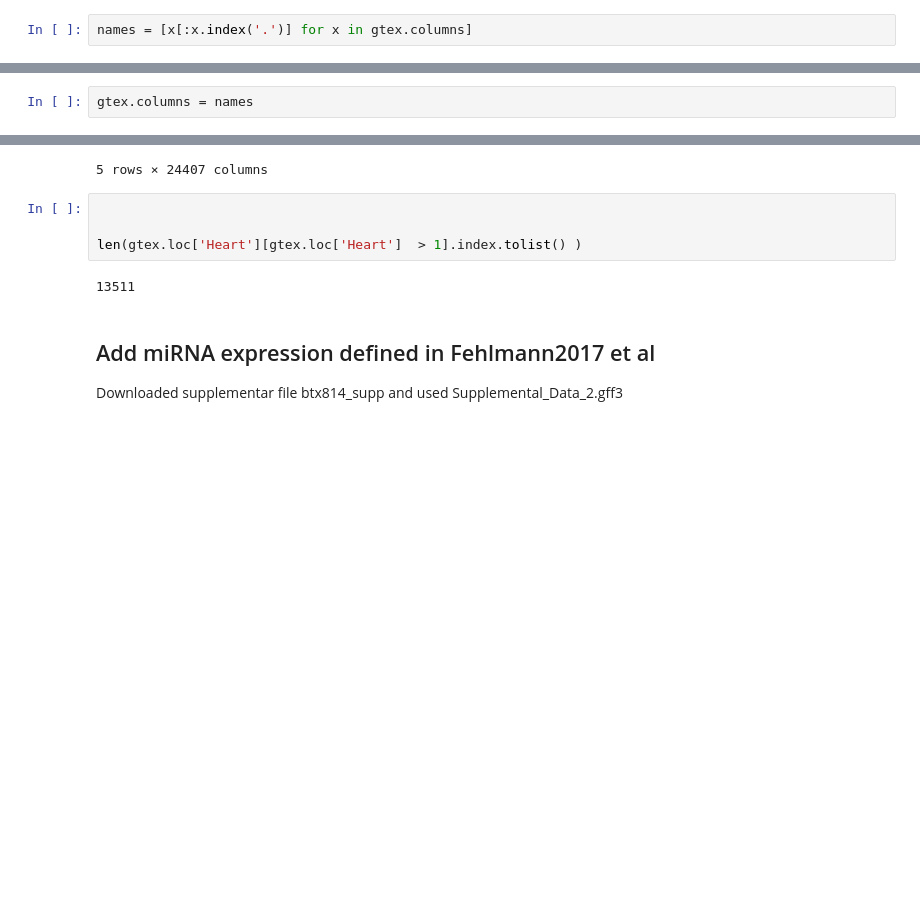
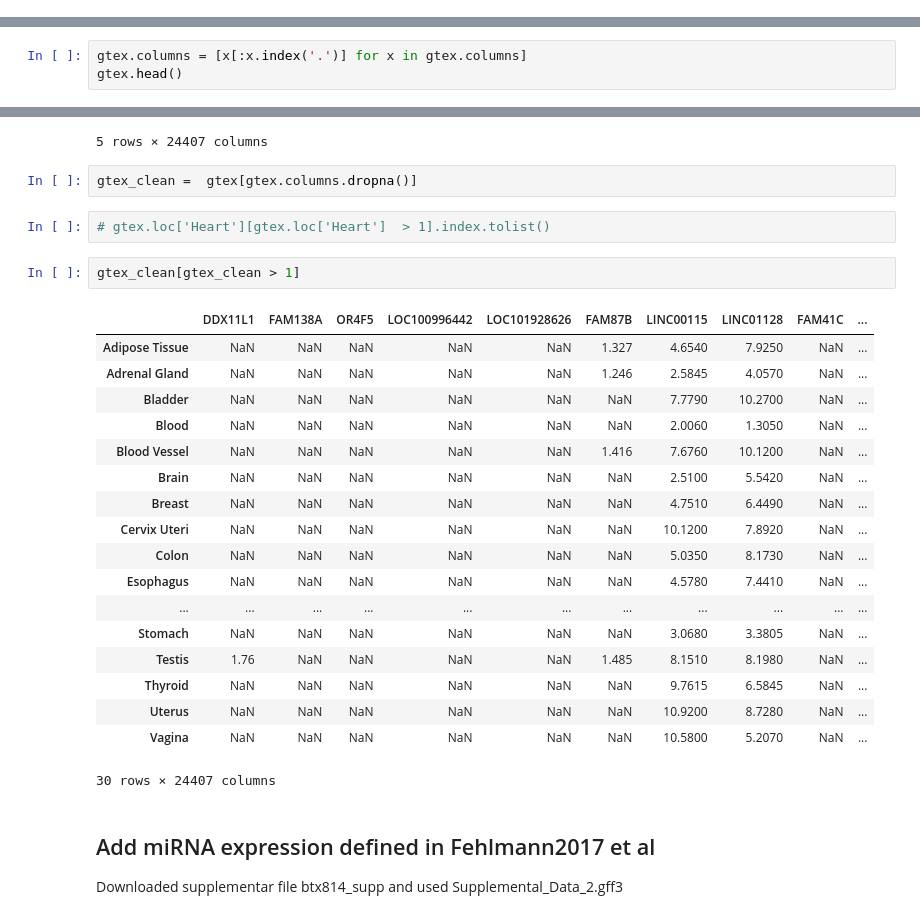
Before and after one commit to dieterich-lab/dorina, a Jupyter notebook: Dorina_preprocessing.ipynb, the cells around one changed output, grey strips where cells are left out. Saved outputs shown, nothing was run; the diff lists cells and outputs as text; blank space fills up the shorter version.

```diff
--- a/Dorina_preprocessing.ipynb
+++ b/Dorina_preprocessing.ipynb
@@ -112,5 +112,3 @@ gtex = pd.read_csv('/Volumes/tbrittoborges-1/gtex_posprocessed2.csv',
                    index_col=0, header=0)
 # %%
 gtex = gtex.groupby(level=0).median()
-# %%
-names = [x[:x.index('.')] for x in gtex.columns]
@@ -134,5 +142,6 @@ ENSG00000243485        NaN
 ENSG00000237613    FAM138A
 ENSG00000268020        NaN
 Name: hgnc_symbol, dtype: object
-# %%
-gtex.columns = names
+# %%
+gtex.columns = [x[:x.index('.')] for x in gtex.columns]
+gtex.head()
@@ -150,12 +167,31 @@ gtex[gtex.columns.dropna()].head()
 | Blood | 0.08195 | 0.02570 | 0.00000 | 0.121100 | 0.043400 | 0.1281 | 2.0060 | 1.305 | 0.03328 | ... |
 | Blood Vessel | 0.04535 | 0.03668 | 0.04108 | 0.138400 | 0.079530 | 1.4160 | 7.6760 | 10.120 | 0.05732 | ... |
 5 rows × 24407 columns
+# %%
+gtex_clean =  gtex[gtex.columns.dropna()]
 # %%
-
-
-len(gtex.loc['Heart'][gtex.loc['Heart']  > 1].index.tolist() )
+# gtex.loc['Heart'][gtex.loc['Heart']  > 1].index.tolist()
-# %% [output]
-13511
+# %%
+gtex_clean[gtex_clean > 1]
+# %% [output]
+|  | DDX11L1 | FAM138A | OR4F5 | LOC100996442 | LOC101928626 | FAM87B | LINC00115 | LINC01128 | FAM41C | ... |
+| Adipose Tissue | NaN | NaN | NaN | NaN | NaN | 1.327 | 4.6540 | 7.9250 | NaN | ... |
+| Adrenal Gland | NaN | NaN | NaN | NaN | NaN | 1.246 | 2.5845 | 4.0570 | NaN | ... |
+| Bladder | NaN | NaN | NaN | NaN | NaN | NaN | 7.7790 | 10.2700 | NaN | ... |
+| Blood | NaN | NaN | NaN | NaN | NaN | NaN | 2.0060 | 1.3050 | NaN | ... |
+| Blood Vessel | NaN | NaN | NaN | NaN | NaN | 1.416 | 7.6760 | 10.1200 | NaN | ... |
+| Brain | NaN | NaN | NaN | NaN | NaN | NaN | 2.5100 | 5.5420 | NaN | ... |
+| Breast | NaN | NaN | NaN | NaN | NaN | NaN | 4.7510 | 6.4490 | NaN | ... |
+| Cervix Uteri | NaN | NaN | NaN | NaN | NaN | NaN | 10.1200 | 7.8920 | NaN | ... |
+| Colon | NaN | NaN | NaN | NaN | NaN | NaN | 5.0350 | 8.1730 | NaN | ... |
+| Esophagus | NaN | NaN | NaN | NaN | NaN | NaN | 4.5780 | 7.4410 | NaN | ... |
+| ... | ... | ... | ... | ... | ... | ... | ... | ... | ... | ... |
+| Stomach | NaN | NaN | NaN | NaN | NaN | NaN | 3.0680 | 3.3805 | NaN | ... |
+| Testis | 1.76 | NaN | NaN | NaN | NaN | 1.485 | 8.1510 | 8.1980 | NaN | ... |
+| Thyroid | NaN | NaN | NaN | NaN | NaN | NaN | 9.7615 | 6.5845 | NaN | ... |
+| Uterus | NaN | NaN | NaN | NaN | NaN | NaN | 10.9200 | 8.7280 | NaN | ... |
+| Vagina | NaN | NaN | NaN | NaN | NaN | NaN | 10.5800 | 5.2070 | NaN | ... |
+30 rows × 24407 columns
 # %% [markdown]
 ## Add miRNA expression defined in Fehlmann2017 et al
 Downloaded supplementar file btx814_supp and used Supplemental_Data_2.gff3
```
Also changed, not shown: parts of 2 cells of this notebook, 2 other files.
